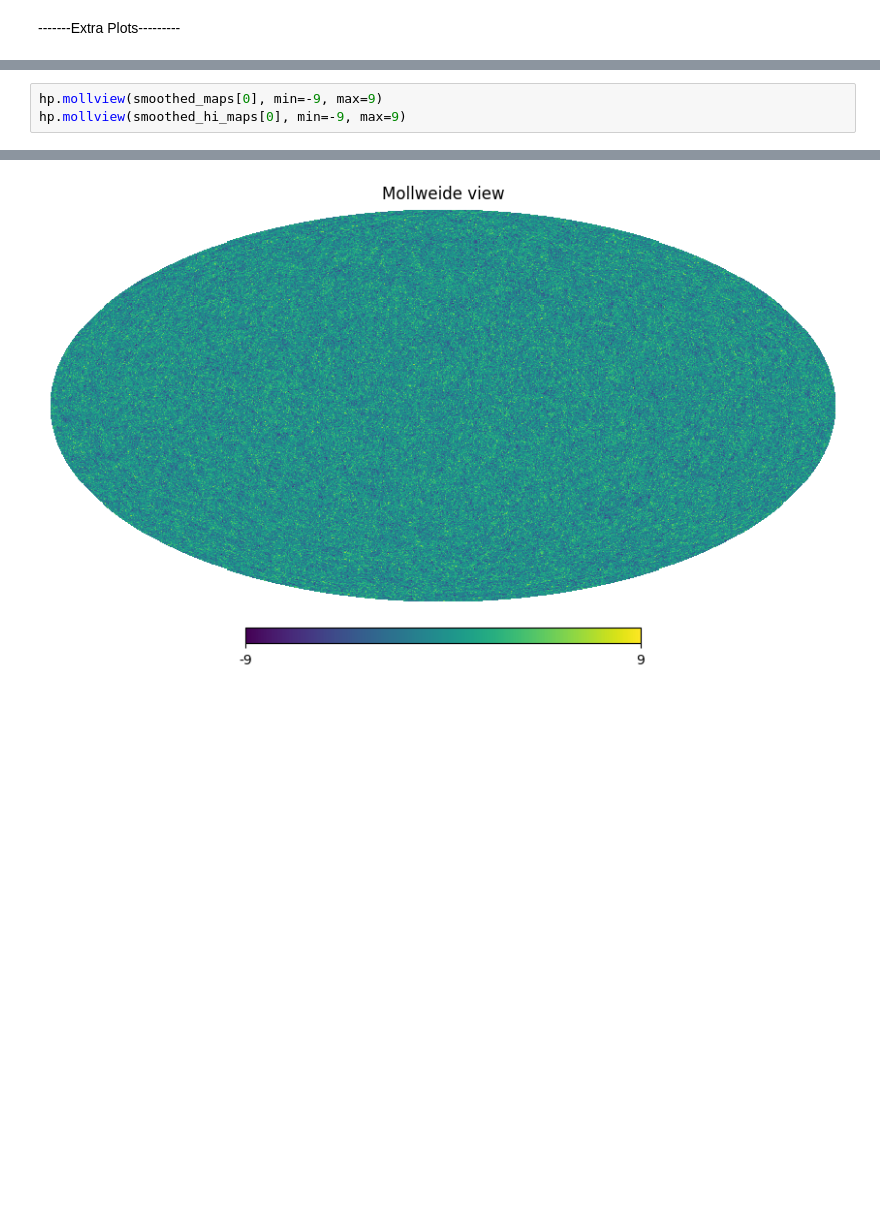
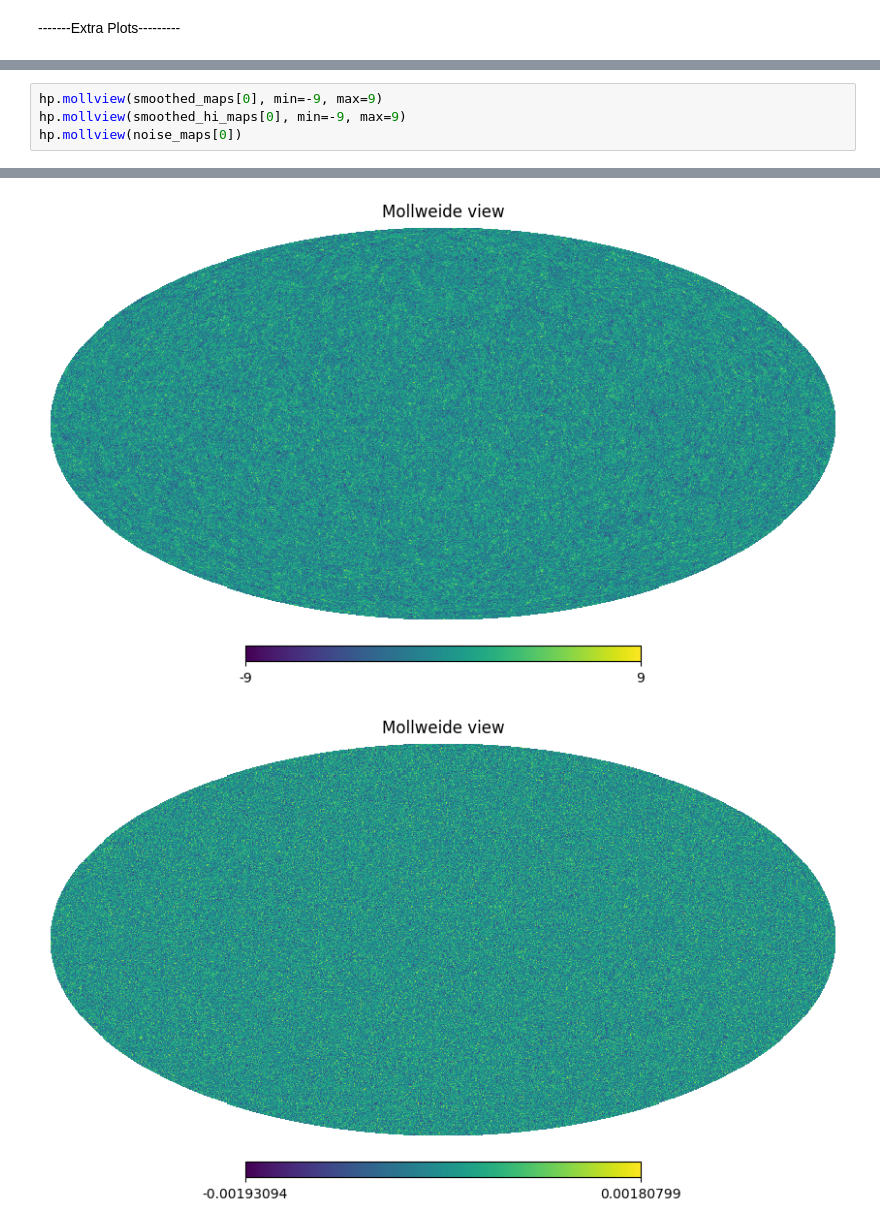
Before and after one commit to urwa99/MASS_Thesis, a Jupyter notebook: HI/SMICA.ipynb, the cells around one changed output, grey strips where cells are left out. Saved outputs shown, nothing was run; the diff lists cells and outputs as text; blank space fills up the shorter version.

```diff
--- a/HI/SMICA.ipynb
+++ b/HI/SMICA.ipynb
@@ -436,6 +605,8 @@ plt.legend()
 # %%
 hp.mollview(smoothed_maps[0], min=-9, max=9)
 hp.mollview(smoothed_hi_maps[0], min=-9, max=9)
+hp.mollview(noise_maps[0])
 # %% [output]
 [figure]
 [figure]
+[figure, added]
```
Also changed, not shown: parts of 40 cells of this notebook.
